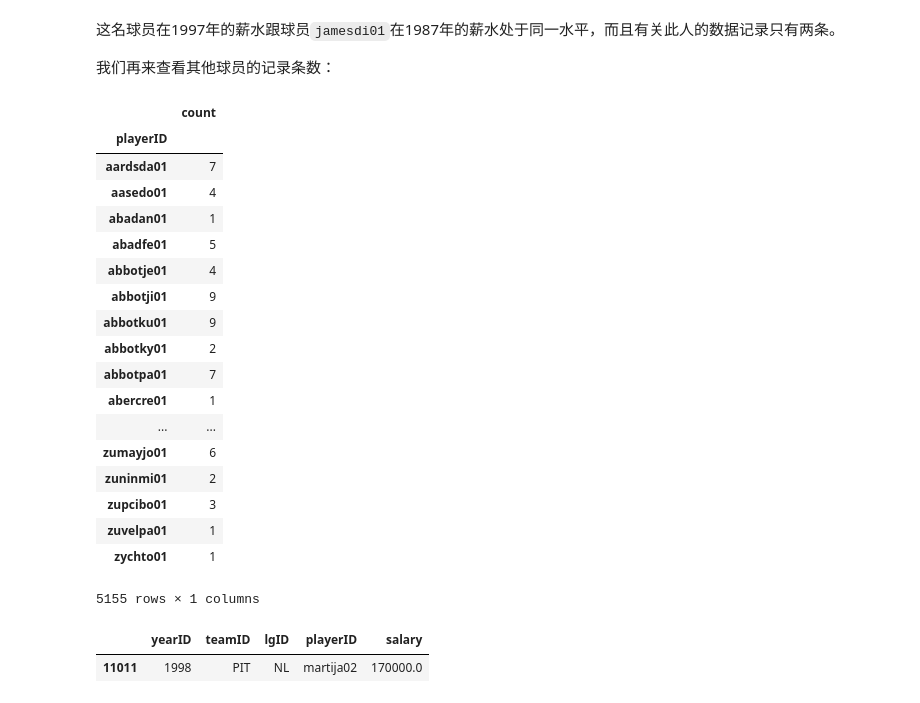
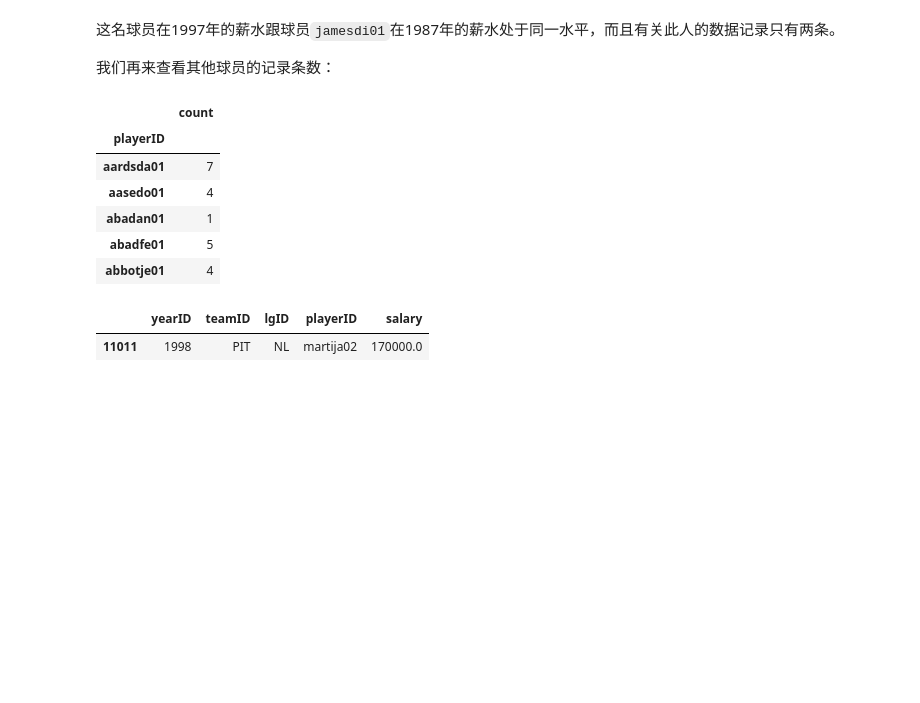
Before and after one commit to sunrise2075/ud-ml-basics-p4-dataset-investigation, a Jupyter notebook: data-report.ipynb, the cells around one changed output. Drawn from its saved outputs; the diff is of its cells as text; code cells hidden in the pictures; blank space fills up the shorter version.

```diff
--- a/data-report.ipynb
+++ b/data-report.ipynb
@@ -127,27 +127,15 @@ salariesDF[salariesDF["playerID"] == "martija02"]
 
 我们再来查看其他球员的记录条数：
 # %%
-salariesDF.groupby(['playerID']).agg([ 'count'])['yearID']
+salariesDF.groupby(['playerID']).agg([ 'count'])['yearID'].head()
 # %% [output]
 |  | count |
 | playerID |  |
 | aardsda01 | 7 |
 | aasedo01 | 4 |
 | abadan01 | 1 |
 | abadfe01 | 5 |
 | abbotje01 | 4 |
-| abbotji01 | 9 |
-| abbotku01 | 9 |
-| abbotky01 | 2 |
-| abbotpa01 | 7 |
-| abercre01 | 1 |
-| ... | ... |
-| zumayjo01 | 6 |
-| zuninmi01 | 2 |
-| zupcibo01 | 3 |
-| zuvelpa01 | 1 |
-| zychto01 | 1 |
-5155 rows × 1 columns
 # %%
 # 咱们干脆把这条数据干掉吧
 salariesDF.drop(salariesDF.index[[12007]], inplace=True)
```
Also changed, not shown: parts of 13 cells of this notebook.
